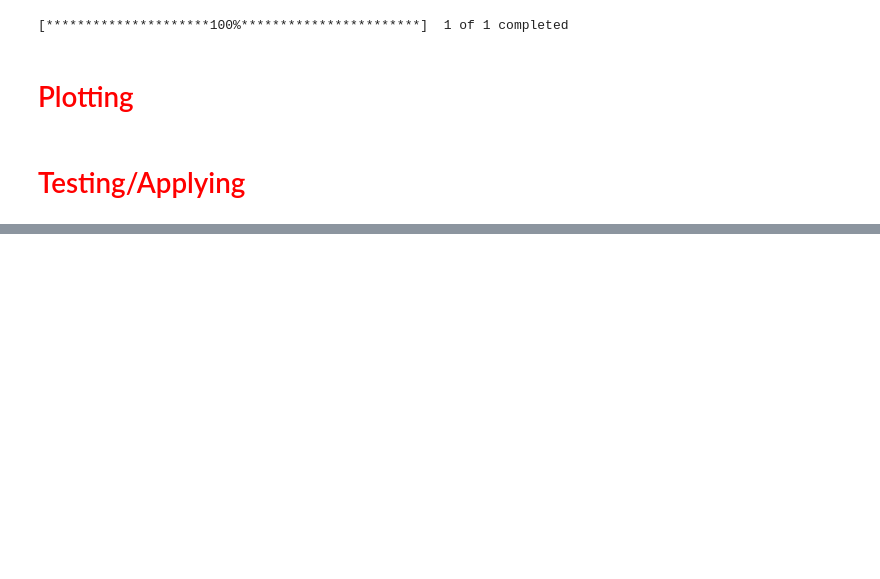
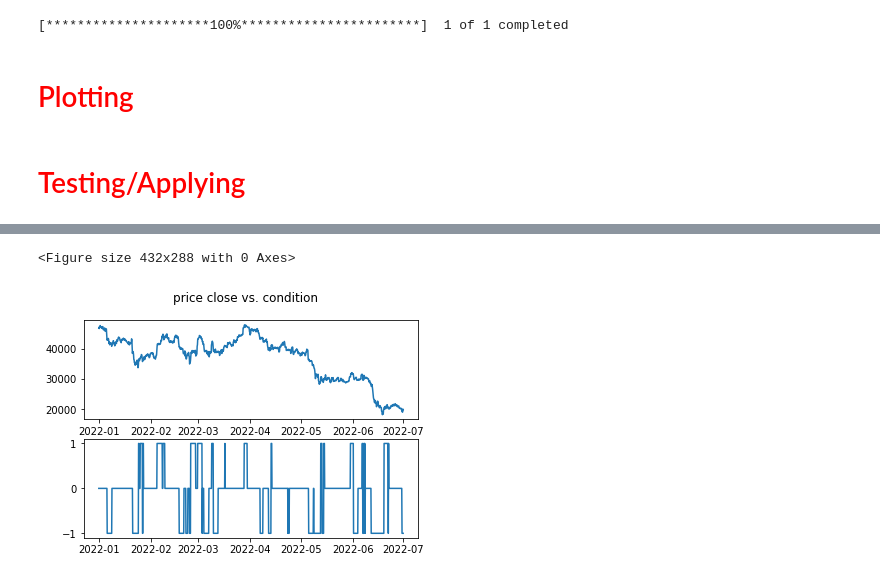
Before and after one commit to Eremeyen/bull_bear_equilibrium, a Jupyter notebook: bull_bear_equilibrium.ipynb, the cells around one changed output, grey strips where cells are left out. Saved outputs shown, nothing was run; the diff lists cells and outputs as text; code cells hidden in the pictures; blank space fills up the shorter version.

```diff
--- a/bull_bear_equilibrium.ipynb
+++ b/bull_bear_equilibrium.ipynb
@@ -223,0 +263,5 @@ df.to_csv("test.csv")
+# %%
+plot_close_condition(df_test_smaller)
+# %% [output]
+<Figure size 432x288 with 0 Axes>
+[figure, added]
```
Also changed, not shown: parts of 12 cells of this notebook.
